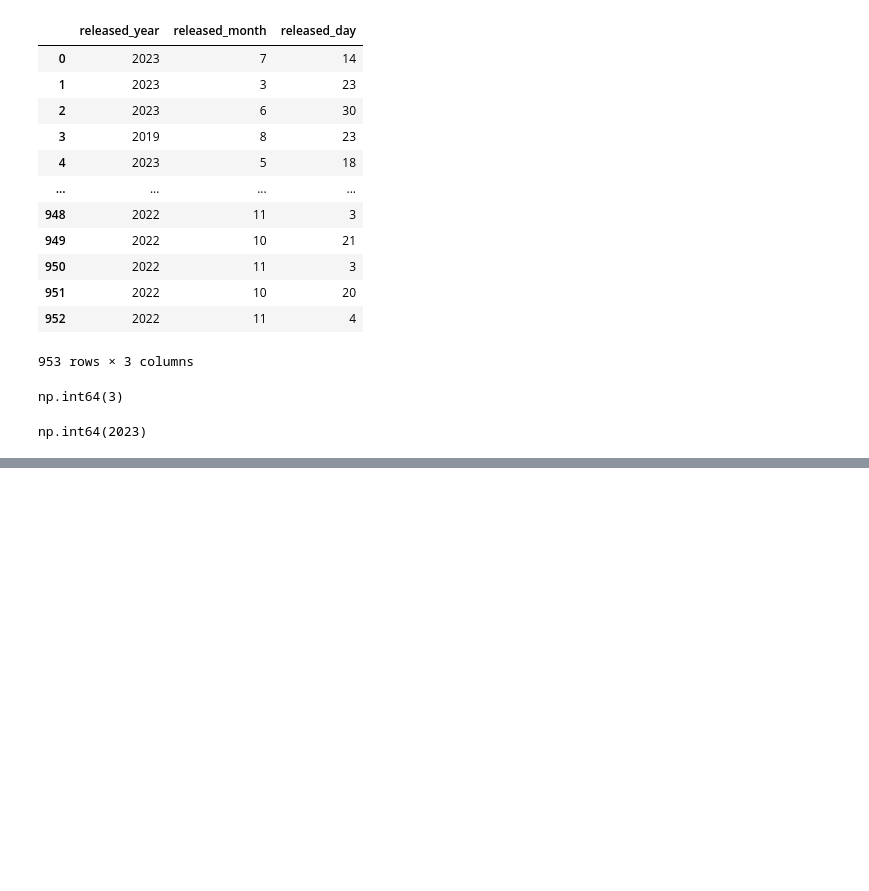
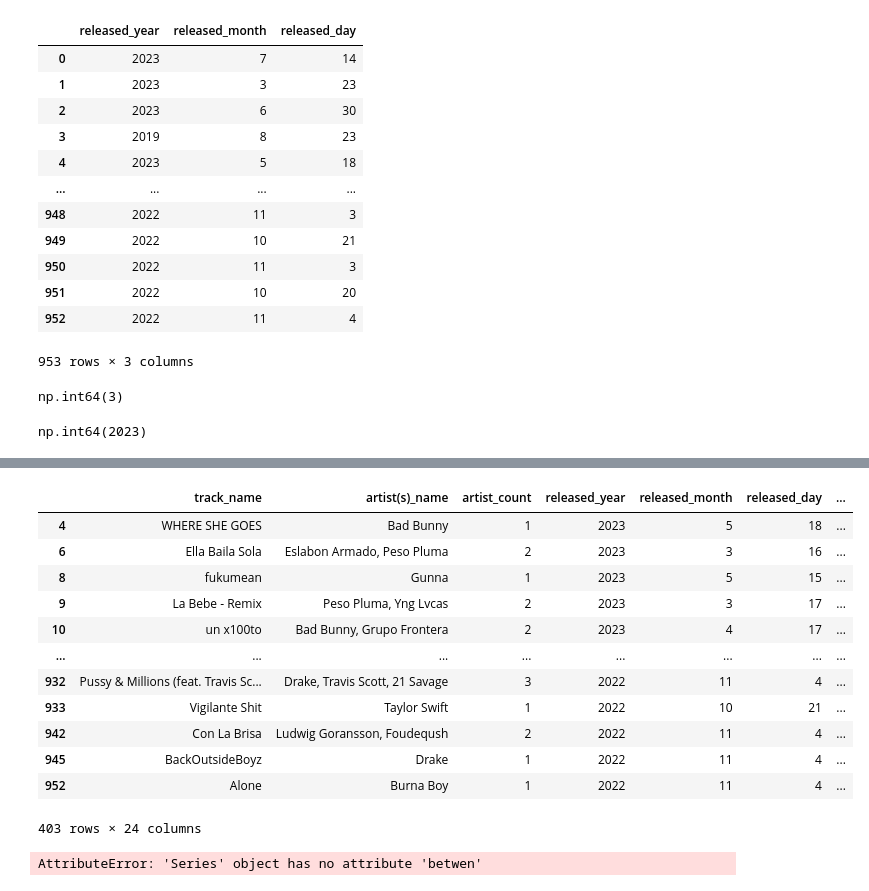
Before and after one commit to victoriairungu99-creator/CDAV-course, a Jupyter notebook: Day_9_week_2_Thursday_Pandas.ipynb, the cells around one changed output, grey strips where cells are left out. Cells and saved outputs as stored; diff of their text form; code cells hidden in the pictures; blank space fills up the shorter version.

```diff
--- a/Day_9_week_2_Thursday_Pandas.ipynb
+++ b/Day_9_week_2_Thursday_Pandas.ipynb
@@ -195,0 +255,21 @@ np.int64(2023)
+# %%
+df[df["track_name"].isin(["mode"])] #for printing out a specific dataset of a given condition for example this one is for track names that are in the mode minor
+df[df["mode"]=="Minor"]
+# %% [output]
+|  | track_name | artist(s)_name | artist_count | released_year | released_month | released_day | ... |
+| 4 | WHERE SHE GOES | Bad Bunny | 1 | 2023 | 5 | 18 | ... |
+| 6 | Ella Baila Sola | Eslabon Armado, Peso Pluma | 2 | 2023 | 3 | 16 | ... |
+| 8 | fukumean | Gunna | 1 | 2023 | 5 | 15 | ... |
+| 9 | La Bebe - Remix | Peso Pluma, Yng Lvcas | 2 | 2023 | 3 | 17 | ... |
+| 10 | un x100to | Bad Bunny, Grupo Frontera | 2 | 2023 | 4 | 17 | ... |
+| ... | ... | ... | ... | ... | ... | ... | ... |
+| 932 | Pussy & Millions (feat. Travis Sc... | Drake, Travis Scott, 21 Savage | 3 | 2022 | 11 | 4 | ... |
+| 933 | Vigilante Shit | Taylor Swift | 1 | 2022 | 10 | 21 | ... |
+| 942 | Con La Brisa | Ludwig Goransson, Foudeqush | 2 | 2022 | 11 | 4 | ... |
+| 945 | BackOutsideBoyz | Drake | 1 | 2022 | 11 | 4 | ... |
+| 952 | Alone | Burna Boy | 1 | 2022 | 11 | 4 | ... |
+403 rows × 24 columns
+# %%
+df[df["in_spotify_charts"].betwen(40,140)]
+# %% [output]
+AttributeError: 'Series' object has no attribute 'betwen'
```
Also changed, not shown: parts of 15 cells of this notebook.
